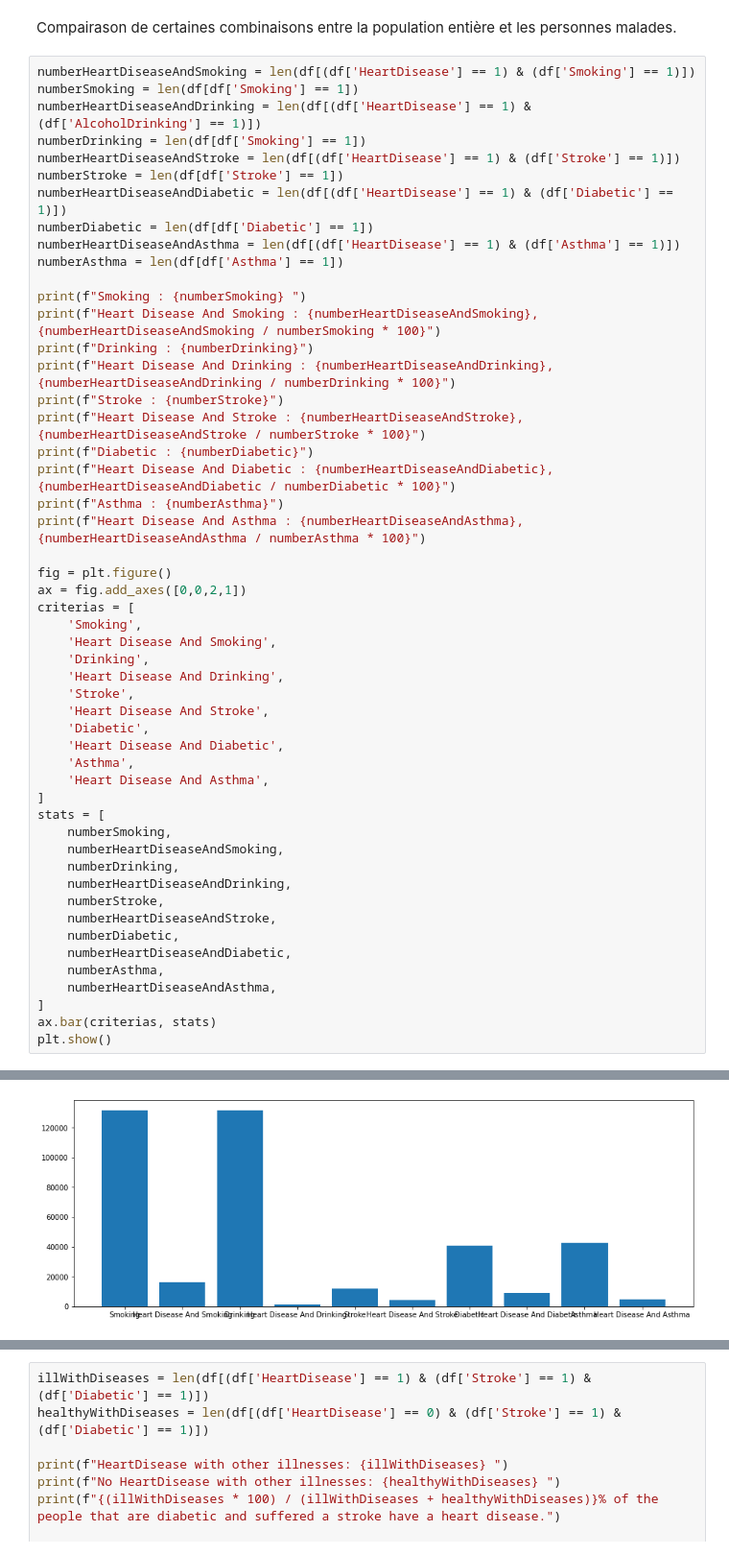
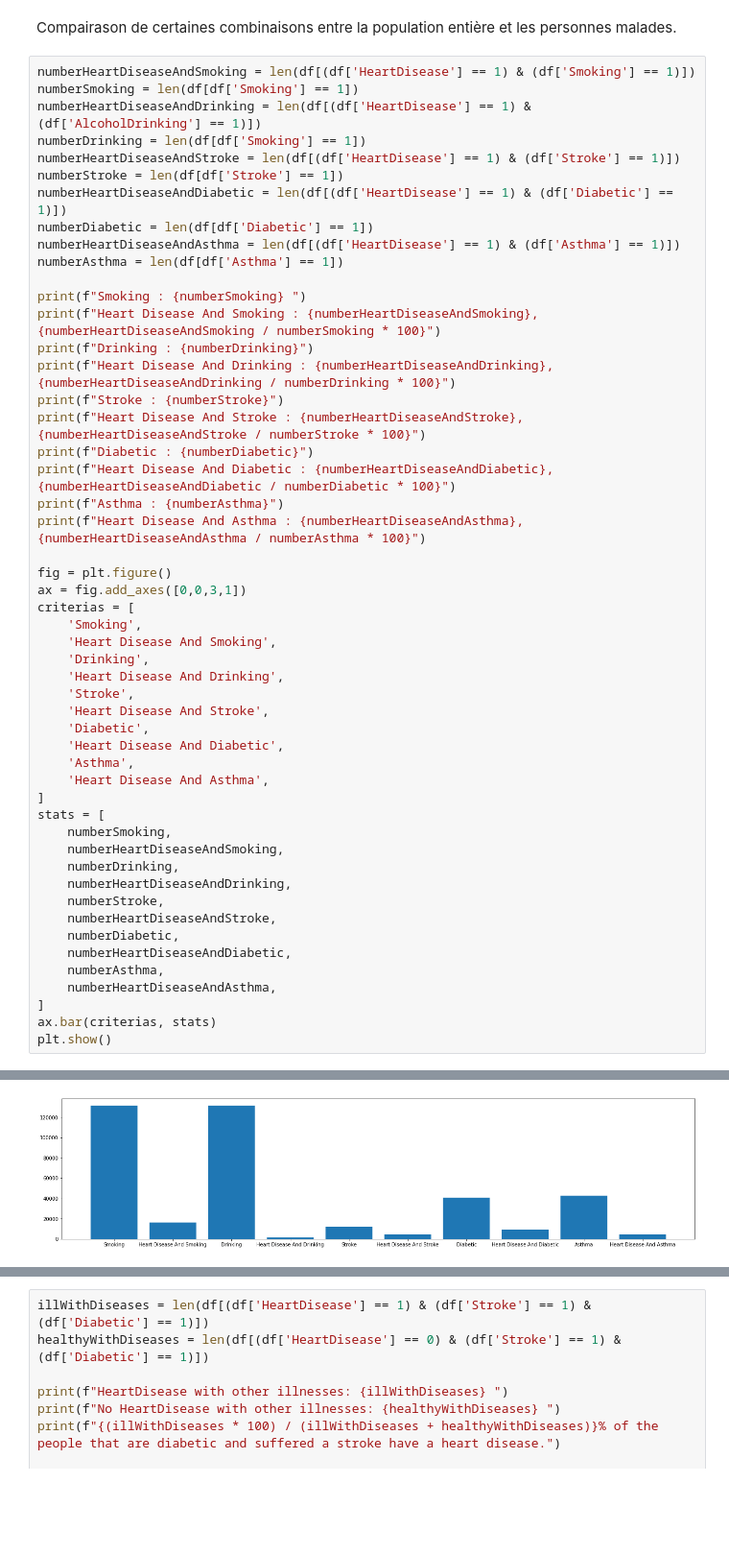
Before and after one commit to nlmz94/machineLearningHeartDisease, a Jupyter notebook: project.ipynb, the cells around one changed output, grey strips where cells are left out. Shown: that part at 96% size. Saved outputs shown, nothing was run; the diff lists cells and outputs as text; blank space fills up the shorter version.

```diff
--- a/project.ipynb
+++ b/project.ipynb
@@ -280,7 +283,7 @@ print(f"Asthma : {numberAsthma}")
 print(f"Heart Disease And Asthma : {numberHeartDiseaseAndAsthma}, {numberHeartDiseaseAndAsthma / numberAsthma * 100}")
 
 fig = plt.figure()
-ax = fig.add_axes([0,0,2,1])
+ax = fig.add_axes([0,0,3,1])
 criterias = [
     'Smoking',
     'Heart Disease And Smoking',
@@ -291,31 +294,31 @@ criterias = [
     'Diabetic',
     'Heart Disease And Diabetic',
     'Asthma',
     'Heart Disease And Asthma',
 ]
 stats = [
     numberSmoking,
     numberHeartDiseaseAndSmoking,
     numberDrinking,
     numberHeartDiseaseAndDrinking,
     numberStroke,
     numberHeartDiseaseAndStroke,
     numberDiabetic,
     numberHeartDiseaseAndDiabetic,
     numberAsthma,
     numberHeartDiseaseAndAsthma,
 ]
 ax.bar(criterias, stats)
 plt.show()
 # %% [output]
 Smoking : 131908
 Heart Disease And Smoking : 16037, 12.157715983867543
 Drinking : 131908
 Heart Disease And Drinking : 1141, 0.8649968159626407
 Stroke : 12069
 Heart Disease And Stroke : 4389, 36.36589609743972
 Diabetic : 40802
 Heart Disease And Diabetic : 8957, 21.952355276702125
 Asthma : 42872
 Heart Disease And Asthma : 4933, 11.506344467251353
-[figure, old version]
+[figure, new version]
```
Also changed, not shown: parts of 21 cells of this notebook.
